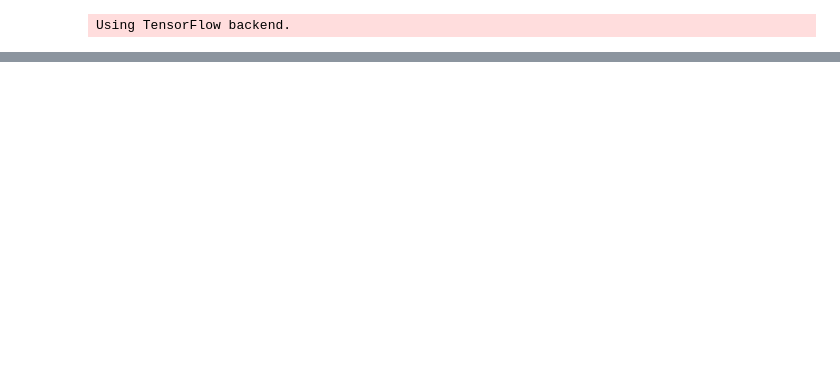
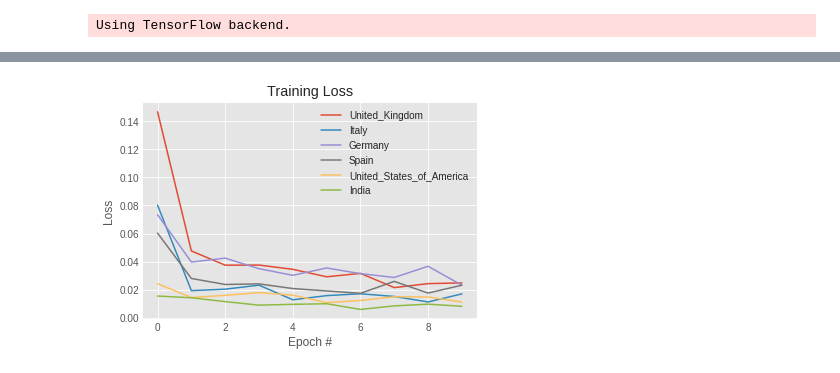
Before and after one commit to kartika-nair/Benchmarking_Of_NODE, a Jupyter notebook: Visualisation.ipynb, the cells around one changed output, grey strips where cells are left out. Saved outputs shown, nothing was run; the diff lists cells and outputs as text; code cells hidden in the pictures; blank space fills up the shorter version.

```diff
--- a/Visualisation.ipynb
+++ b/Visualisation.ipynb
@@ -457,6 +504,6 @@ Wall time: 9.68 s
 # %%
 %%time
-epochs = 5
+# epochs = 5
 # The LSTM architecture
 regressor_deaths = Sequential()
 # First LSTM layer with Dropout regularisation
@@ -477,10 +524,24 @@ regressor_deaths.add(Dense(units=1))
 # Compiling the RNN
 regressor_deaths.compile(optimizer='rmsprop', loss='mean_squared_error')
 # Fitting to the training set
+history_deaths = {}
+for country in training_countries:
+  history_deaths[country] = []
 for epoch in range(epochs):
     for country in training_countries:
         print("Fitting to", country)
-        regressor_deaths.fit(trainset_deaths[country]["X"], trainset_deaths[country]["y"], epochs=1, batch_size=16)
+        H = regressor_deaths.fit(trainset_deaths[country]["X"], trainset_deaths[country]["y"], epochs=1, batch_size=16)
+        history_deaths[country].append(H.history["loss"])
+print(history_deaths)
+
+plt.style.use("ggplot")
+plt.figure()
+for country in training_countries:
+  plt.plot(np.arange(0, epochs), history_deaths[country], label=country)
+plt.title("Training Loss")
+plt.xlabel("Epoch #")
+plt.ylabel("Loss")
+plt.legend(loc="upper right")
 # %% [output]
 Fitting to United_Kingdom
 Epoch 1/1
@@ -502,3 +563,4 @@ Wall time: 8.83 s
+[figure, added]
 # %%
 pred_result_cases = {}
 for country in training_countries:
```
Also changed, not shown: parts of 17 cells of this notebook.
